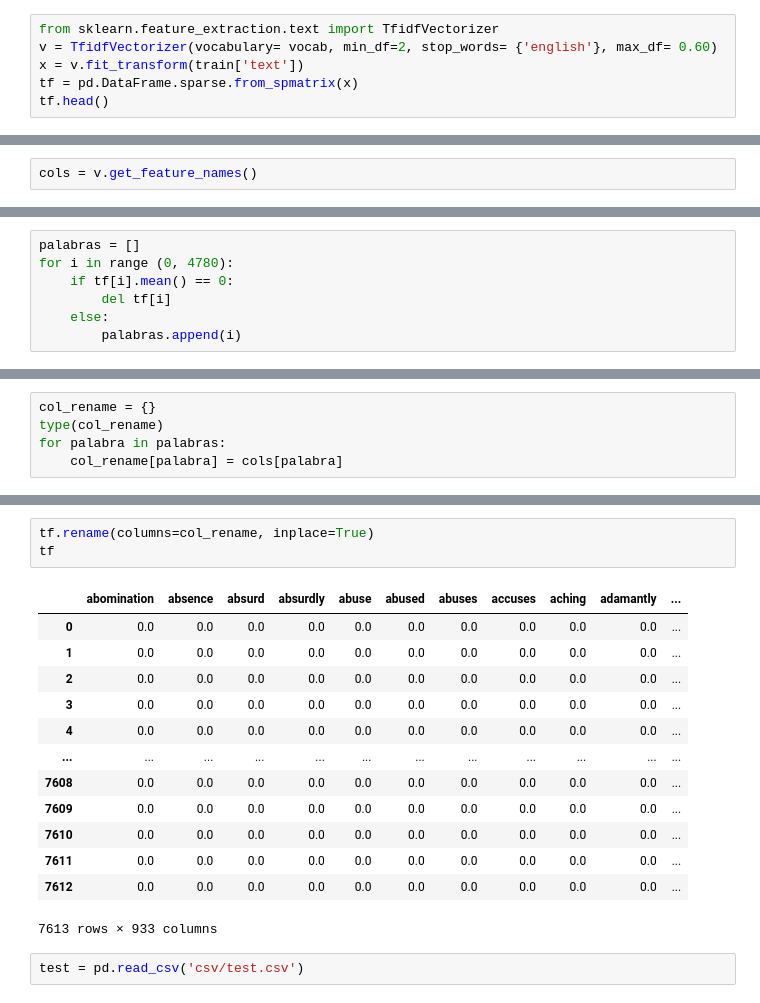
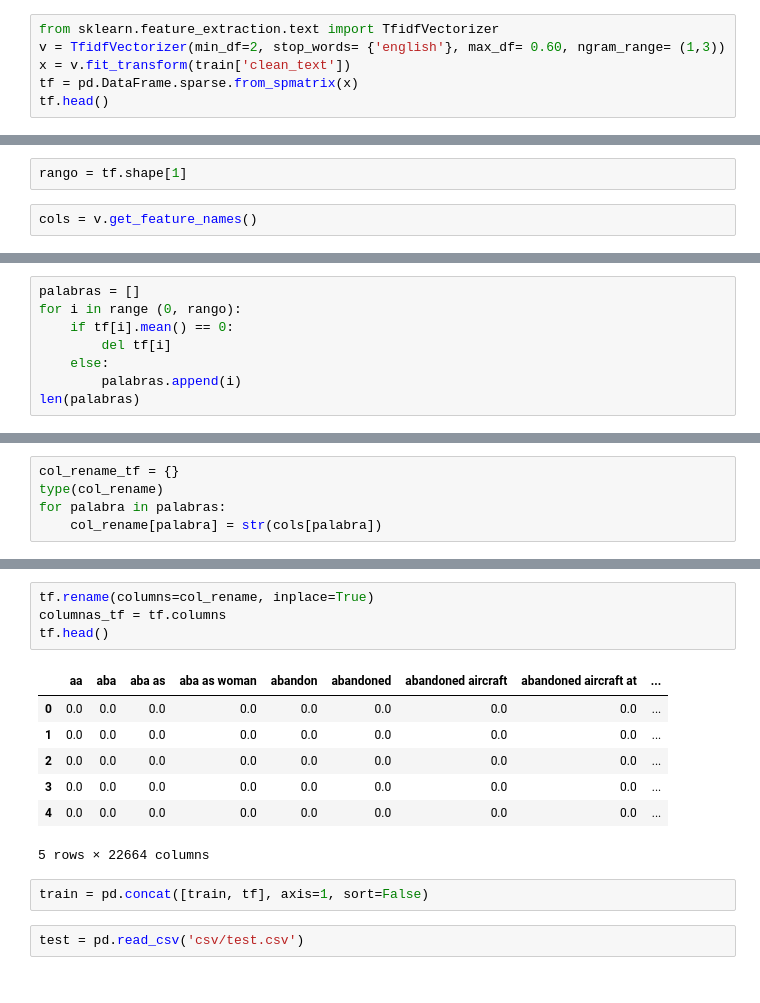
Before and after one commit to RiedelNicolas/TP2-Organizacion-de-Datos, a Jupyter notebook: modelo_7.ipynb, the cells around one changed output, grey strips where cells are left out. Cells and saved outputs as stored; diff of their text form.

```diff
--- a/modelo_7.ipynb
+++ b/modelo_7.ipynb
@@ -62,8 +105,8 @@ vocab
 Name: 0, Length: 4781, dtype: object
 # %%
 from sklearn.feature_extraction.text import TfidfVectorizer
-v = TfidfVectorizer(vocabulary= vocab, min_df=2, stop_words= {'english'}, max_df= 0.60)
-x = v.fit_transform(train['text'])
+v = TfidfVectorizer(min_df=2, stop_words= {'english'}, max_df= 0.60, ngram_range= (1,3))
+x = v.fit_transform(train['clean_text'])
 tf = pd.DataFrame.sparse.from_spmatrix(x)
 tf.head()
 # %% [output]
@@ -77,2 +120,4 @@ tf.head()
+# %%
+rango = tf.shape[1]
 # %%
 cols = v.get_feature_names()
@@ -95,7 +124,8 @@ tf
 # %%
 palabras = []
-for i in range (0, 4780):
+for i in range (0, rango):
     if tf[i].mean() == 0:
         del tf[i]
     else:
         palabras.append(i)
+len(palabras)
@@ -102,5 +138,5 @@ for i in range (0, 4780):
 # %%
-col_rename = {}
+col_rename_tf = {}
 type(col_rename)
 for palabra in palabras:
-    col_rename[palabra] = cols[palabra]
+    col_rename[palabra] = str(cols[palabra])
@@ -107,19 +152,16 @@ for palabra in palabras:
 # %%
 tf.rename(columns=col_rename, inplace=True)
-tf
+columnas_tf = tf.columns
+tf.head()
 # %% [output]
-|  | abomination | absence | absurd | absurdly | abuse | abused | abuses | accuses | aching | adamantly | ... |
-| 0 | 0.0 | 0.0 | 0.0 | 0.0 | 0.0 | 0.0 | 0.0 | 0.0 | 0.0 | 0.0 | ... |
-| 1 | 0.0 | 0.0 | 0.0 | 0.0 | 0.0 | 0.0 | 0.0 | 0.0 | 0.0 | 0.0 | ... |
-| 2 | 0.0 | 0.0 | 0.0 | 0.0 | 0.0 | 0.0 | 0.0 | 0.0 | 0.0 | 0.0 | ... |
-| 3 | 0.0 | 0.0 | 0.0 | 0.0 | 0.0 | 0.0 | 0.0 | 0.0 | 0.0 | 0.0 | ... |
-| 4 | 0.0 | 0.0 | 0.0 | 0.0 | 0.0 | 0.0 | 0.0 | 0.0 | 0.0 | 0.0 | ... |
-| ... | ... | ... | ... | ... | ... | ... | ... | ... | ... | ... | ... |
-| 7608 | 0.0 | 0.0 | 0.0 | 0.0 | 0.0 | 0.0 | 0.0 | 0.0 | 0.0 | 0.0 | ... |
-| 7609 | 0.0 | 0.0 | 0.0 | 0.0 | 0.0 | 0.0 | 0.0 | 0.0 | 0.0 | 0.0 | ... |
-| 7610 | 0.0 | 0.0 | 0.0 | 0.0 | 0.0 | 0.0 | 0.0 | 0.0 | 0.0 | 0.0 | ... |
-| 7611 | 0.0 | 0.0 | 0.0 | 0.0 | 0.0 | 0.0 | 0.0 | 0.0 | 0.0 | 0.0 | ... |
-| 7612 | 0.0 | 0.0 | 0.0 | 0.0 | 0.0 | 0.0 | 0.0 | 0.0 | 0.0 | 0.0 | ... |
+|  | aa | aba | aba as | aba as woman | abandon | abandoned | abandoned aircraft | abandoned aircraft at | ... |
+| 0 | 0.0 | 0.0 | 0.0 | 0.0 | 0.0 | 0.0 | 0.0 | 0.0 | ... |
+| 1 | 0.0 | 0.0 | 0.0 | 0.0 | 0.0 | 0.0 | 0.0 | 0.0 | ... |
+| 2 | 0.0 | 0.0 | 0.0 | 0.0 | 0.0 | 0.0 | 0.0 | 0.0 | ... |
+| 3 | 0.0 | 0.0 | 0.0 | 0.0 | 0.0 | 0.0 | 0.0 | 0.0 | ... |
+| 4 | 0.0 | 0.0 | 0.0 | 0.0 | 0.0 | 0.0 | 0.0 | 0.0 | ... |
-7613 rows × 933 columns
+5 rows × 22664 columns
+# %%
+train = pd.concat([train, tf], axis=1, sort=False)
 # %%
 test = pd.read_csv('csv/test.csv')
```
Also changed, not shown: parts of 78 cells of this notebook, 1 other file.
